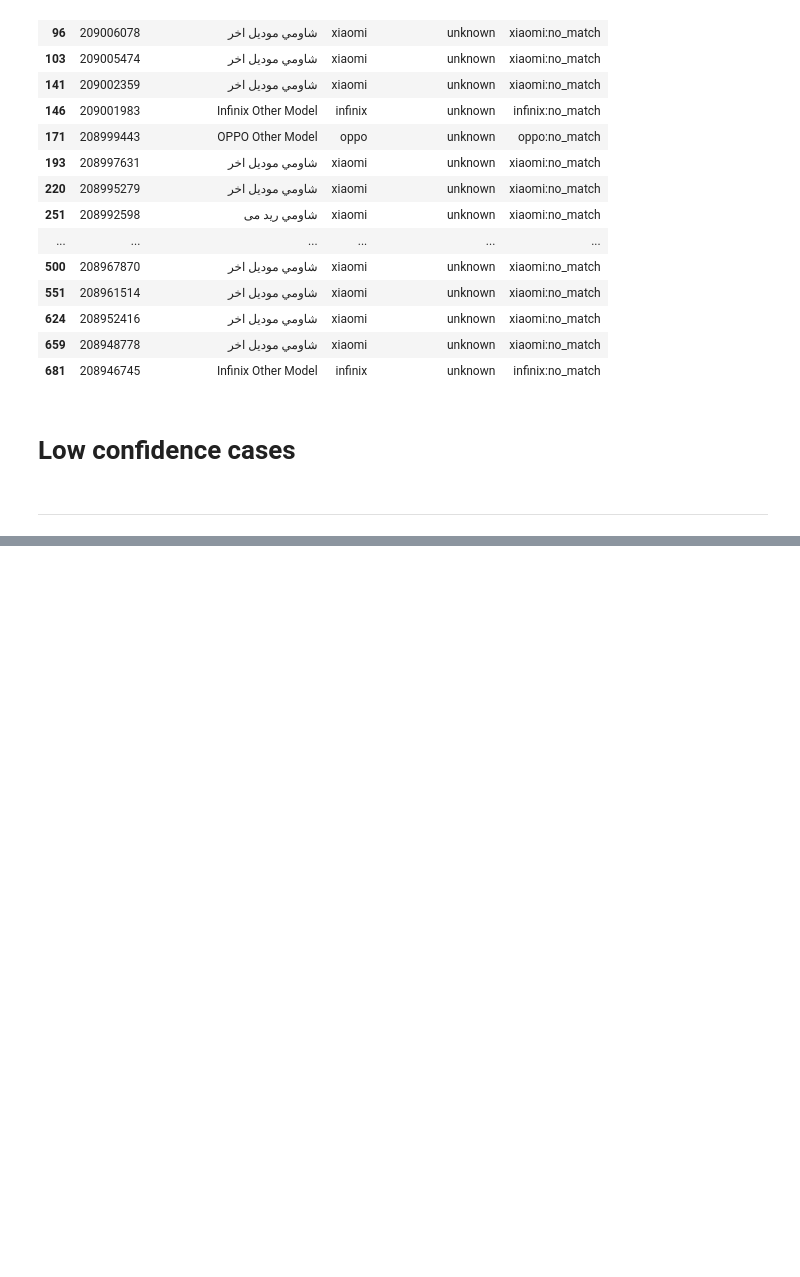
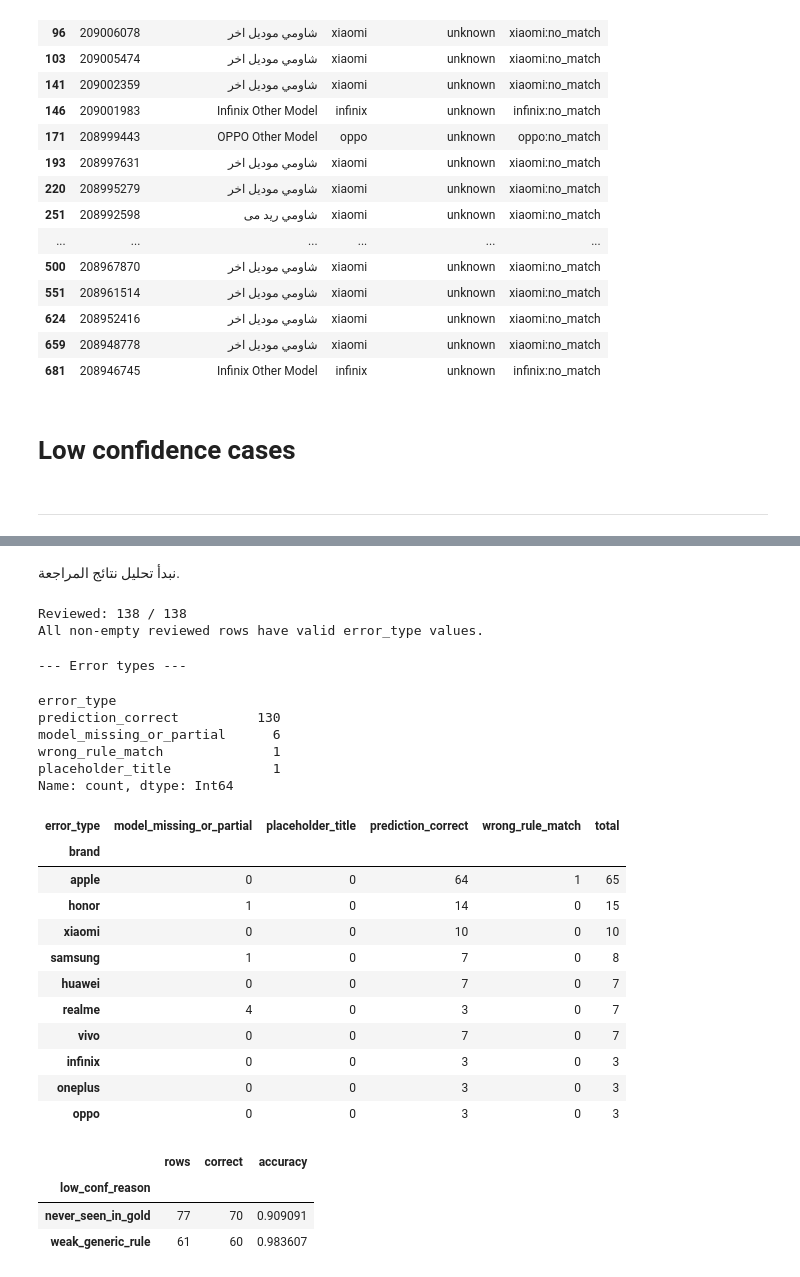
Before and after one commit to Fadwa-mahmoud/DEPI-GRADUATION-PROJECT, a Jupyter notebook: notebooks/05_hand_review_unknown_cases.ipynb, the cells around one changed output, grey strips where cells are left out. Saved outputs shown, nothing was run; the diff lists cells and outputs as text; code cells hidden in the pictures; blank space fills up the shorter version.

```diff
--- a/notebooks/05_hand_review_unknown_cases.ipynb
+++ b/notebooks/05_hand_review_unknown_cases.ipynb
@@ -374,0 +511,63 @@ Number of no-match cases: 31
+# %% [markdown]
+نبدأ تحليل نتائج المراجعة.
+# %%
+
+REVIEWED_CSV = ROOT / "data" / "labels" / "manual_review_candidates2_reviewed.csv"
+reviewed = pd.read_csv(REVIEWED_CSV, dtype={"ad_id": str}, encoding="utf-8-sig")
+
+for col in ["reviewed_model_key", "predicted_model_key"]:
+    reviewed[col] = reviewed[col].astype("string").str.strip().str.lower()
+
+empty = reviewed["reviewed_model_key"].isna() | reviewed["reviewed_model_key"].eq("")
+print(f"Reviewed: {(~empty).sum()} / {len(reviewed)}")
+
+if empty.any():
+    display(reviewed.loc[empty, ["ad_id", "title", "review_bucket"]].head(20))
+
+bad_type = ~reviewed["error_type"].isin(ERROR_TYPES) & ~empty
+if bad_type.any():
+    display(reviewed.loc[bad_type, ["ad_id", "title", "error_type"]])
+else:
+    print("All completed rows have valid error_type values.")
+# %% [output]
+Reviewed: 138 / 138
+All non-empty reviewed rows have valid error_type values.
+# %%
+# Summary of error patterns
+done = reviewed[~empty].copy()
+done["pred_correct"] = done["predicted_model_key"] == done["reviewed_model_key"]
+
+print("--- Error types ---")
+display(done["error_type"].value_counts())
+ct = pd.crosstab(done["brand"].fillna("NO_BRAND"), done["error_type"])
+display(ct.assign(total=ct.sum(axis=1)).sort_values("total", ascending=False).head(10))
+
+# Low-confidence errors
+low_done = done[done["review_bucket"] == "low_confidence"]
+display(low_done.groupby("low_conf_reason")["pred_correct"].agg(
+    rows="size", correct="sum", accuracy="mean"
+))
+# %% [output]
+--- Error types ---
+error_type
+prediction_correct          130
+model_missing_or_partial      6
+wrong_rule_match              1
+placeholder_title             1
+Name: count, dtype: Int64
+| error_type | model_missing_or_partial | placeholder_title | prediction_correct | wrong_rule_match | total |
+| brand |  |  |  |  |  |
+| apple | 0 | 0 | 64 | 1 | 65 |
+| honor | 1 | 0 | 14 | 0 | 15 |
+| xiaomi | 0 | 0 | 10 | 0 | 10 |
+| samsung | 1 | 0 | 7 | 0 | 8 |
+| huawei | 0 | 0 | 7 | 0 | 7 |
+| realme | 4 | 0 | 3 | 0 | 7 |
+| vivo | 0 | 0 | 7 | 0 | 7 |
+| infinix | 0 | 0 | 3 | 0 | 3 |
+| oneplus | 0 | 0 | 3 | 0 | 3 |
+| oppo | 0 | 0 | 3 | 0 | 3 |
+|  | rows | correct | accuracy |
+| low_conf_reason |  |  |  |
+| never_seen_in_gold | 77 | 70 | 0.909091 |
+| weak_generic_rule | 61 | 60 | 0.983607 |
```
Also changed, not shown: parts of 10 cells of this notebook, 1 other file.
